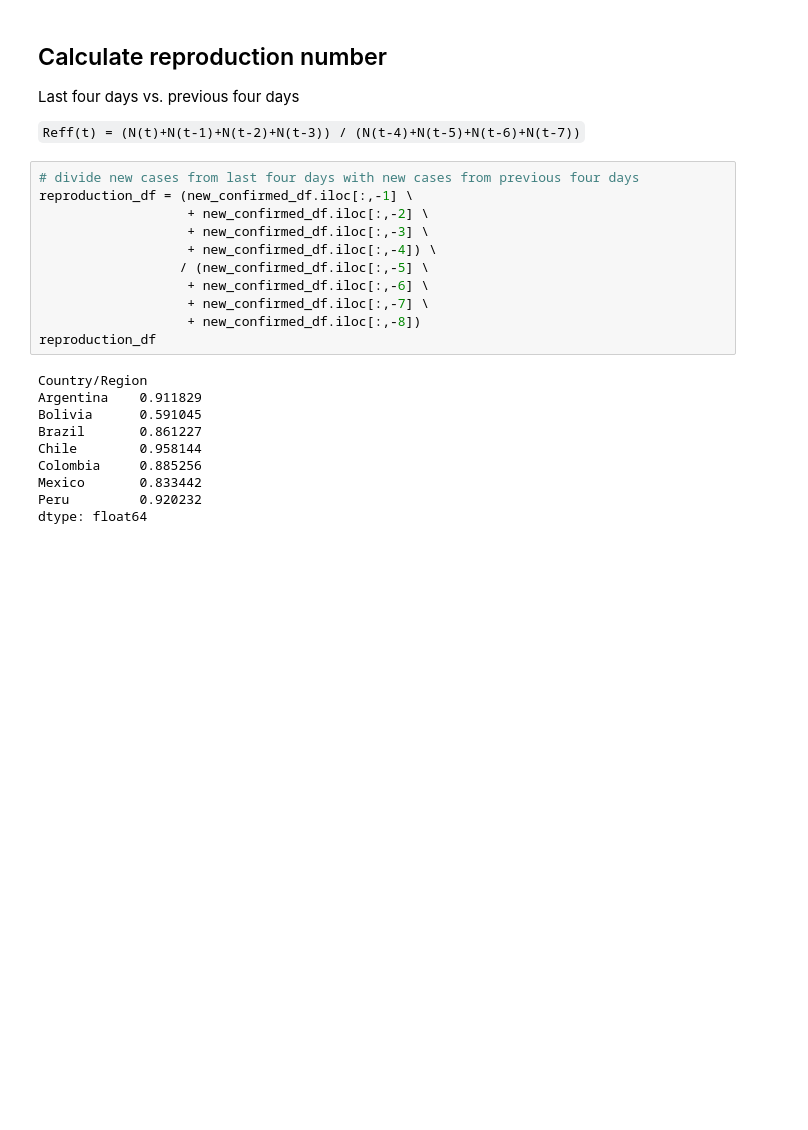
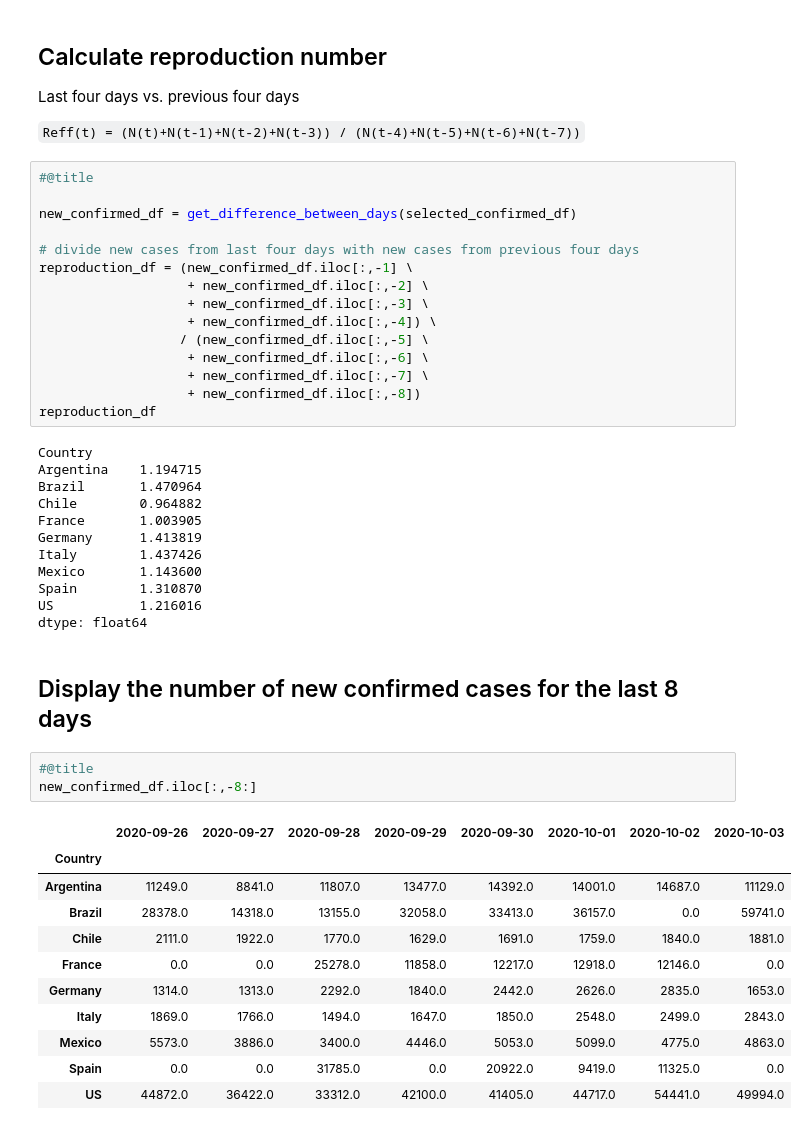
Before and after one commit to OliverMaerz/Covid19, a Jupyter notebook: Covid19_2.ipynb, the cells around one changed output. Drawn from its saved outputs; the diff is of its cells as text; blank space fills up the shorter version.

````diff
--- a/Covid19_2.ipynb
+++ b/Covid19_2.ipynb
@@ -186,6 +207,10 @@ Last four days vs. previous four days
 
 ```Reff(t) = (N(t)+N(t-1)+N(t-2)+N(t-3)) / (N(t-4)+N(t-5)+N(t-6)+N(t-7))```
 # %%
+#@title
+
+new_confirmed_df = get_difference_between_days(selected_confirmed_df)
+
 # divide new cases from last four days with new cases from previous four days
 reproduction_df = (new_confirmed_df.iloc[:,-1] \
                    + new_confirmed_df.iloc[:,-2] \
@@ -197,12 +222,31 @@ reproduction_df = (new_confirmed_df.iloc[:,-1] \
                    + new_confirmed_df.iloc[:,-8])
 reproduction_df
 # %% [output]
-Country/Region
-Argentina    0.911829
-Bolivia      0.591045
-Brazil       0.861227
-Chile        0.958144
-Colombia     0.885256
-Mexico       0.833442
-Peru         0.920232
+Country
+Argentina    1.194715
+Brazil       1.470964
+Chile        0.964882
+France       1.003905
+Germany      1.413819
+Italy        1.437426
+Mexico       1.143600
+Spain        1.310870
+US           1.216016
 dtype: float64
+# %% [markdown]
+## Display the number of new confirmed cases for the last 8 days
+# %%
+#@title
+new_confirmed_df.iloc[:,-8:]
+# %% [output]
+|  | 2020-09-26 | 2020-09-27 | 2020-09-28 | 2020-09-29 | 2020-09-30 | 2020-10-01 | 2020-10-02 | 2020-10-03 |
+| Country |  |  |  |  |  |  |  |  |
+| Argentina | 11249.0 | 8841.0 | 11807.0 | 13477.0 | 14392.0 | 14001.0 | 14687.0 | 11129.0 |
+| Brazil | 28378.0 | 14318.0 | 13155.0 | 32058.0 | 33413.0 | 36157.0 | 0.0 | 59741.0 |
+| Chile | 2111.0 | 1922.0 | 1770.0 | 1629.0 | 1691.0 | 1759.0 | 1840.0 | 1881.0 |
+| France | 0.0 | 0.0 | 25278.0 | 11858.0 | 12217.0 | 12918.0 | 12146.0 | 0.0 |
+| Germany | 1314.0 | 1313.0 | 2292.0 | 1840.0 | 2442.0 | 2626.0 | 2835.0 | 1653.0 |
+| Italy | 1869.0 | 1766.0 | 1494.0 | 1647.0 | 1850.0 | 2548.0 | 2499.0 | 2843.0 |
+| Mexico | 5573.0 | 3886.0 | 3400.0 | 4446.0 | 5053.0 | 5099.0 | 4775.0 | 4863.0 |
+| Spain | 0.0 | 0.0 | 31785.0 | 0.0 | 20922.0 | 9419.0 | 11325.0 | 0.0 |
+| US | 44872.0 | 36422.0 | 33312.0 | 42100.0 | 41405.0 | 44717.0 | 54441.0 | 49994.0 |
````
Also changed, not shown: parts of 35 cells of this notebook.
